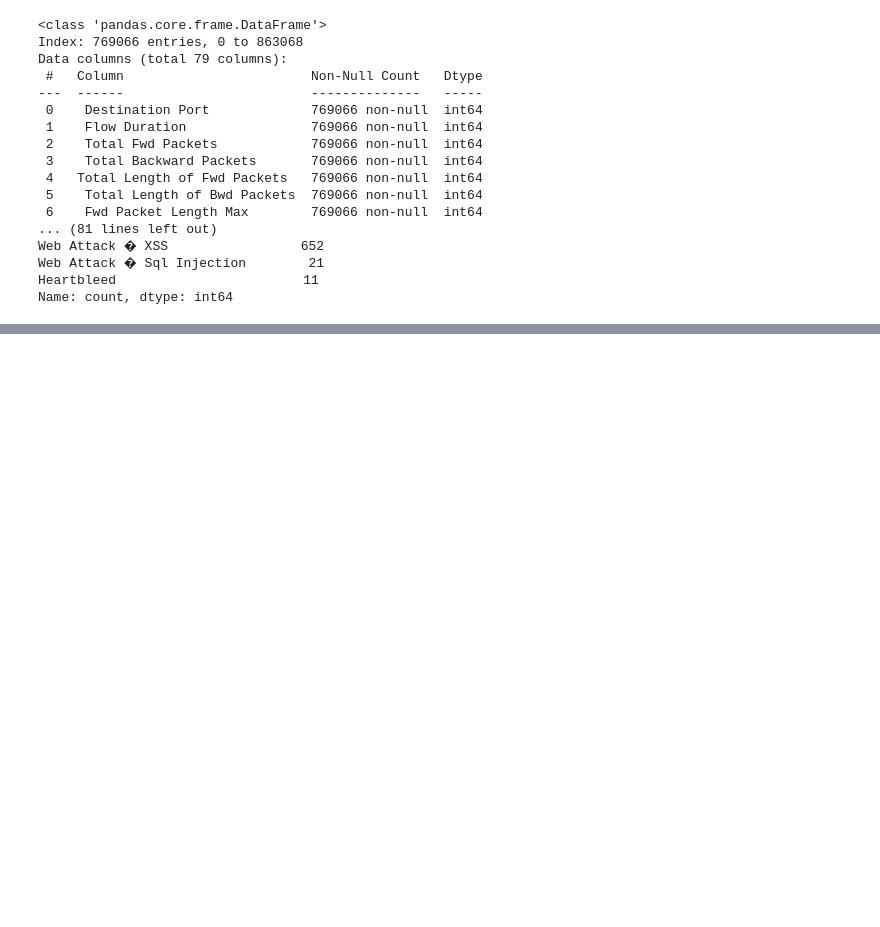
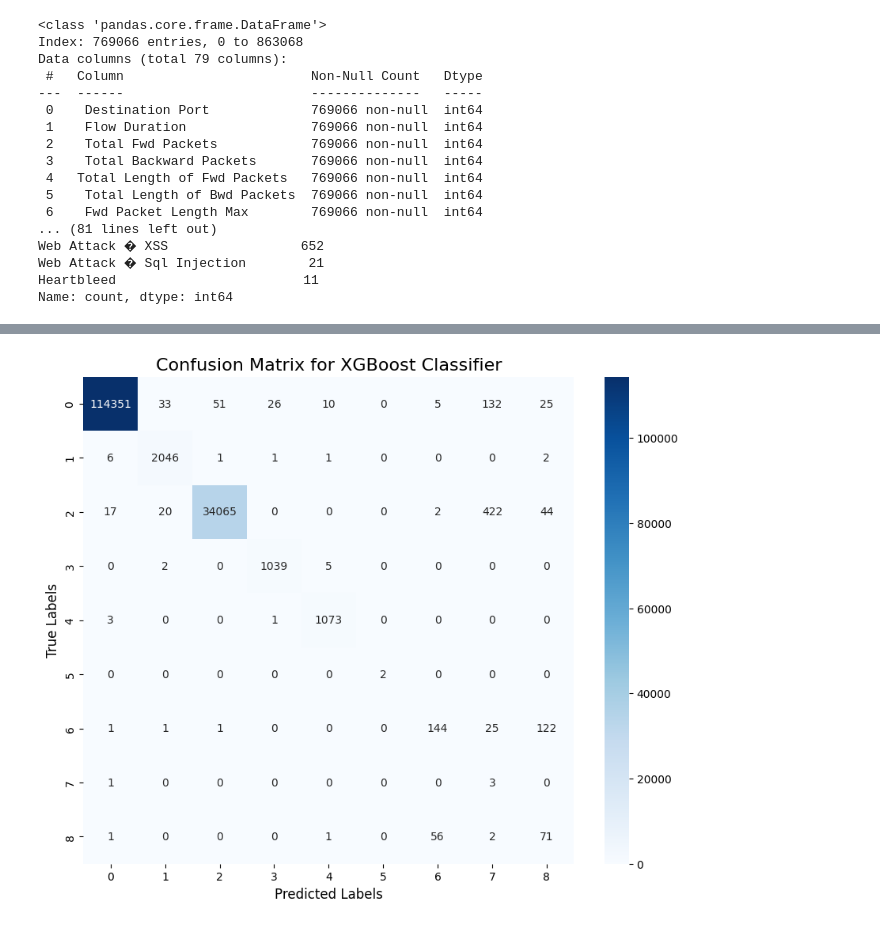
Before and after one commit to MeenaRuwandi/INCS870-Fall2024-Team4, a Jupyter notebook: Exp2_generalSMOTE.ipynb, the cells around one changed output, grey strips where cells are left out. Saved outputs shown, nothing was run; the diff lists cells and outputs as text; code cells hidden in the pictures; blank space fills up the shorter version.

```diff
--- a/Exp2_generalSMOTE.ipynb
+++ b/Exp2_generalSMOTE.ipynb
@@ -403,0 +814,7 @@ First 5 rows of scaled features:
+# %%
+# Import XGBoost
+from xgboost import XGBClassifier
+
+#-----------------------TRAIN the Model with XGBoost-----------------------------
+modelXGB = XGBClassifier(random_state=42)
+modelXGB.fit(X_train_smote, y_train_smote)
@@ -403,0 +839,76 @@ First 5 rows of scaled features:
+# %%
+from sklearn.metrics import confusion_matrix, classification_report
+import seaborn as sns
+import matplotlib.pyplot as plt
+from sklearn.preprocessing import LabelEncoder # Import LabelEncoder if not already imported
+from sklearn.metrics import accuracy_score, precision_score, recall_score, f1_score, roc_auc_score
+from sklearn.preprocessing import label_binarize  # For multi-class AUC
+
+# Assuming you have your original target variable 'y'
+label_encoder = LabelEncoder()  # Initialize the LabelEncoder
+label_encoder.fit(y_test)  # Fit the LabelEncoder to your target variable
+
+# After training the model and making predictions
+y_predXGB = modelXGB.predict(X_test_selected)
+
+# Compute confusion matrix
+cmXGB = confusion_matrix(y_test, y_predXGB)
+
+# Display confusion matrix as a heatmap
+plt.figure(figsize=(10, 8))
+sns.heatmap(cm, annot=True, fmt='d', cmap='Blues', xticklabels=label_encoder.classes_.astype(str), yticklabels=label_encoder.classes_.astype(str))
+plt.title('Confusion Matrix for XGBoost Classifier', fontsize=16)
+plt.xlabel('Predicted Labels', fontsize=12)
+plt.ylabel('True Labels', fontsize=12)
+plt.show()
+
+# Summary of the confusion matrix
+TP = []
+FP = []
+TN = []
+FN = []
+classes = []
+
+for i in range(cmXGB.shape[0]):
+    TP.append(cmXGB[i, i])
+    FP.append(cmXGB[:, i].sum() - cmXGB[i, i])
+    FN.append(cmXGB[i, :].sum() - cmXGB[i, i])
+    TN.append(cmXGB.sum() - (TP[i] + FP[i] + FN[i]))
+    classes.append(f'Class {i}')
+
+results_dfXGB = pd.DataFrame({'Class': classes, 'TP': TP, 'FP': FP, 'TN': TN, 'FN': FN})
+
+# Calculate Misclassification Rate
+results_dfXGB['Misclassification Rate'] = (results_dfXGB['FP'] + results_dfXGB['FN']) / (results_dfXGB['TP'] + results_dfXGB['FP'] + results_dfXGB['TN'] + results_dfXGB['FN'])
+
+# Display the results
+print(results_dfXGB)
+
+# Generate Classification report
+reportRFXGB = classification_report(y_test, y_predXGB, target_names=label_encoder.classes_.astype(str))
+print(reportRFXGB)
+
+
+#Calculate the Accuracy Score
+from sklearn.metrics import accuracy_score
+accuracyXGB=accuracy_score(y_test,y_predXGB)
+print(f' Accuracy of the model : {accuracyXGB : .2f}')
+
+# Precision, Recall, and F1 Score (macro and weighted)
+precision_xgb = precision_score(y_test, y_predXGB, average='weighted')  # Change to 'macro' if needed
+recall_xgb = recall_score(y_test, y_predXGB, average='weighted')        # Change to 'macro' if needed
+f1_xgb = f1_score(y_test, y_predXGB, average='weighted')                # Change to 'macro' if needed
+
+print(f'Weighted Precision (XGBoost): {precision_xgb:.2f}')
+print(f'Weighted Recall (XGBoost): {recall_xgb:.2f}')
+print(f'Weighted F1 Score (XGBoost): {f1_xgb:.2f}')
+
+# AUC Calculation (for multi-class)
+# Convert y_test to one-hot encoding
+y_test_binarized = label_binarize(y_test, classes=label_encoder.classes_)
+y_proba_xgb = modelXGB.predict_proba(X_test_selected)  # Predicted probabilities
+auc_xgb = roc_auc_score(y_test_binarized, y_proba_xgb, average='weighted', multi_class='ovr')
+
+print(f'Overall AUC (XGBoost): {auc_xgb:.2f}')
+# %% [output]
+[figure, added]
```
Also changed, not shown: parts of 20 cells of this notebook.
